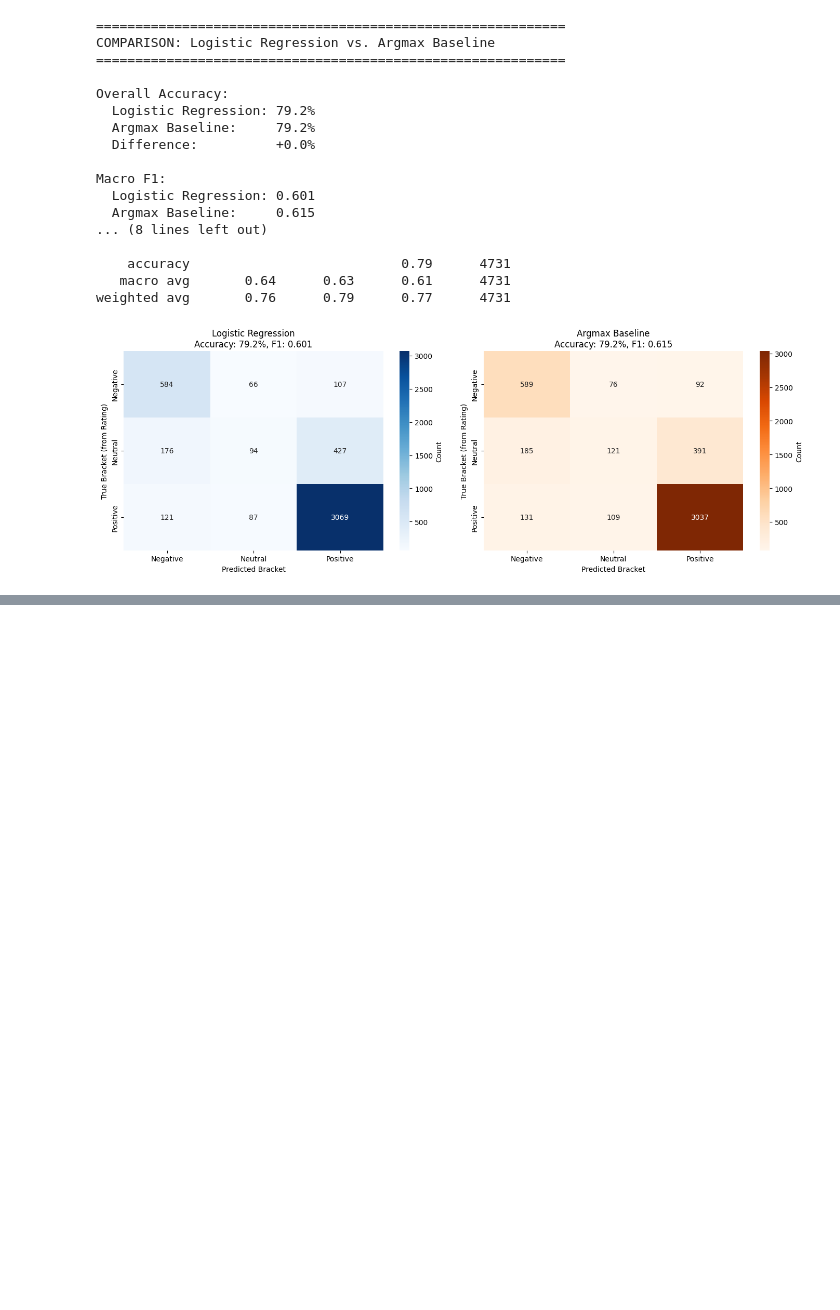
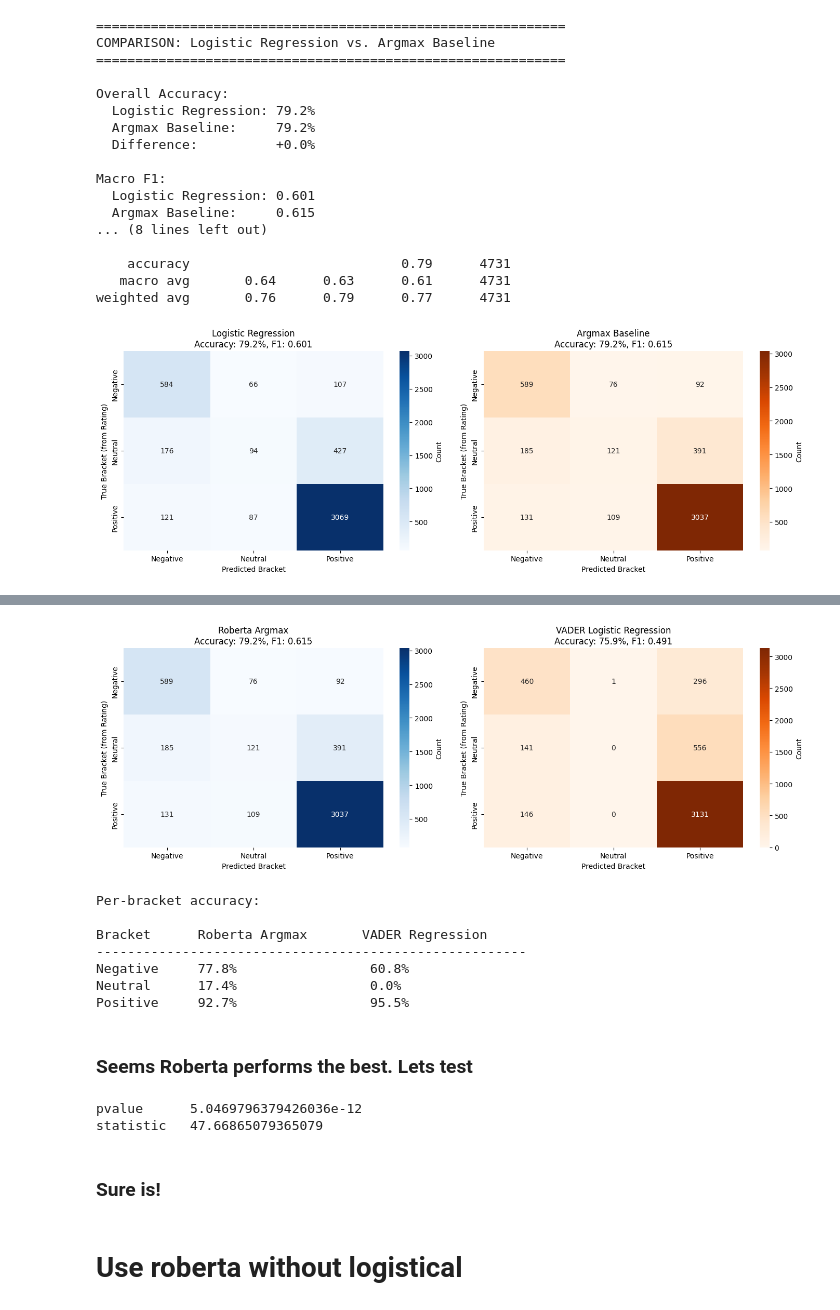
Before and after one commit to juliuseg/CompToolsDatascience41, a Jupyter notebook: sentimentAnalysisHotels.ipynb, the cells around one changed output, grey strips where cells are left out. Drawn from its saved outputs; the diff is of its cells as text; code cells hidden in the pictures; blank space fills up the shorter version.

```diff
--- a/sentimentAnalysisHotels.ipynb
+++ b/sentimentAnalysisHotels.ipynb
@@ -593,0 +891,65 @@ Using just argmax baseline
+# %%
+# Side-by-side confusion matrices
+cm_roberta_comp = confusion_matrix(y_eval, y_roberta_argmax_subset, labels=[0, 1, 2])
+cm_vader_lr = confusion_matrix(y_eval, y_vader_lr, labels=[0, 1, 2])
+
+fig, axes = plt.subplots(1, 2, figsize=(14, 5))
+
+# Roberta Argmax
+sns.heatmap(cm_roberta_comp, annot=True, fmt='d', cmap='Blues',
+            xticklabels=bracket_names, yticklabels=bracket_names,
+            cbar_kws={'label': 'Count'}, ax=axes[0])
+axes[0].set_xlabel('Predicted Bracket')
+axes[0].set_ylabel('True Bracket (from Rating)')
+axes[0].set_title(f'Roberta Argmax\nAccuracy: {roberta_acc_comp:.1%}, F1: {roberta_f1_comp:.3f}')
+
+# VADER Logistic Regression
+sns.heatmap(cm_vader_lr, annot=True, fmt='d', cmap='Oranges',
+            xticklabels=bracket_names, yticklabels=bracket_names,
+            cbar_kws={'label': 'Count'}, ax=axes[1])
+axes[1].set_xlabel('Predicted Bracket')
+axes[1].set_ylabel('True Bracket (from Rating)')
+axes[1].set_title(f'VADER Logistic Regression\nAccuracy: {vader_lr_acc:.1%}, F1: {vader_lr_f1:.3f}')
+
+plt.tight_layout()
+plt.show()
+
+print("\nPer-bracket accuracy:")
+print(f"\n{'Bracket':<12} {'Roberta Argmax':<20} {'VADER Regression':<20}")
+print("-" * 55)
+for i, name in enumerate(bracket_names):
+    if cm_roberta_comp[i].sum() > 0 and cm_vader_lr[i].sum() > 0:
+        roberta_per = cm_roberta_comp[i, i] / cm_roberta_comp[i].sum()
+        vader_per = cm_vader_lr[i, i] / cm_vader_lr[i].sum()
+        print(f"{name:<12} {roberta_per:.1%}                 {vader_per:.1%}")
+# %% [output]
+[figure, added]
+Per-bracket accuracy:
+
+Bracket      Roberta Argmax       VADER Regression
+-------------------------------------------------------
+Negative     77.8%                 60.8%
+Neutral      17.4%                 0.0%
+Positive     92.7%                 95.5%
+# %% [markdown]
+### Seems Roberta performs the best. Lets test
+# %%
+from statsmodels.stats.contingency_tables import mcnemar
+import numpy as np
+
+both_wrong = np.sum((y_vader_lr != y_eval) & (y_roberta_argmax_subset != y_eval))
+vader_only = np.sum((y_vader_lr != y_eval) & (y_roberta_argmax_subset == y_eval))
+roberta_only = np.sum((y_roberta_argmax_subset != y_eval) & (y_vader_lr == y_eval))
+
+table = [[both_wrong, vader_only],
+         [roberta_only, 0]]
+
+result = mcnemar(table, exact=False, correction=True)
+print(result)
+# %% [output]
+pvalue      5.0469796379426036e-12
+statistic   47.66865079365079
+# %% [markdown]
+### Sure is!
+# %% [markdown]
+# Use roberta without logistical
```
Also changed, not shown: parts of 14 cells of this notebook.
